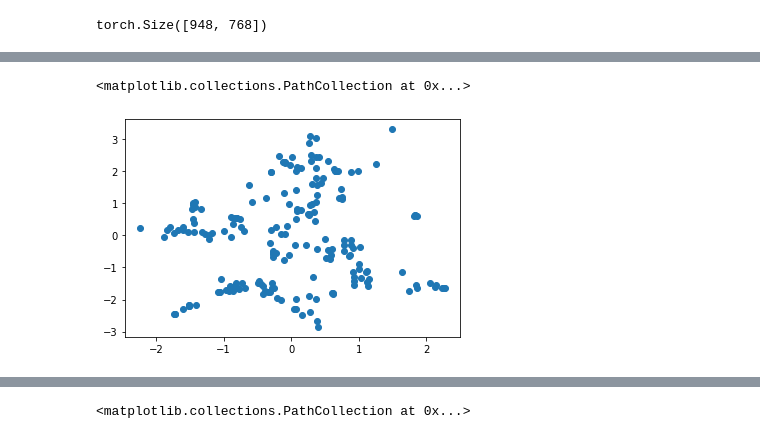
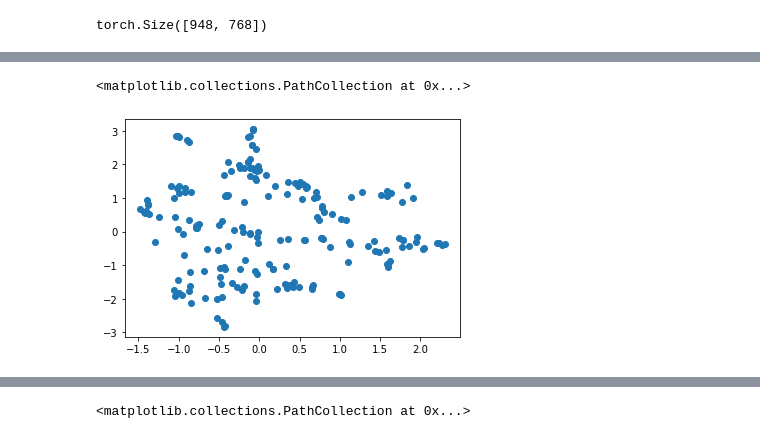
Before and after one commit to alecsharpie/game_asset_creation, a Jupyter notebook: notebooks/create_embedded_image_assets.ipynb, the cells around one changed output, grey strips where cells are left out. Saved outputs shown, nothing was run; the diff lists cells and outputs as text; code cells hidden in the pictures.

Commit message:
tests different colour encoding options

```diff
--- a/notebooks/create_embedded_image_assets.ipynb
+++ b/notebooks/create_embedded_image_assets.ipynb
@@ -166,24 +185,29 @@ df_loop
 # %%
-clip_features_list = []
+#clip_features_list = []
 colour_features_list = []
-image_path_list = []
+#image_path_list = []
 
 for i, row in tqdm(df_loop.iterrows()):
 
     img_path, caption = row['short_img_path'], row['clean_prompt']
 
-    img = Image.open(f'../raw_data/sac-000000/{img_path}')
+    if img_path.endswith('png'):
 
-    if img:
+        img = Image.open(f'../raw_data/sac-000000/{img_path}')
 
-        clip_features_list.append(clip_encode_image(img)[0])
-        colour_features_list.append(colour_encode_image(img)[0])
+        if img:
 
-        simple_img = simplify_image(img, num_colors = 256)
+            #img = colours_as_pct(img)
 
-        save_img(simple_img, caption, destination_folder = '../raw_data/sac_images')
+            #clip_features_list.append(clip_encode_image(img)[0])
+            colour_features_list.append(colour_encode_image(img)[0])
+            #simple_img = simplify_image(img, num_colors = 256)
 
-        image_path_list.append(f"{caption}.png")
+            #simple_img = add_border(simple_img, width = 8)
+
+            #save_img(simple_img, caption, destination_folder = '../raw_data/sac_images3')
+
+            #image_path_list.append(f"{caption}.png")
 #     if len(features_list) % 10 == 0:
 #         print(len(features_list))
 
@@ -233,3 +252,9 @@ array([[16114., 15682., 16018., ...,  2825.,  2212.,  1976.],
+# %%
+from sklearn.preprocessing import StandardScaler
+
+s_image_embeddings = StandardScaler().fit_transform(image_embeddings[:947])
+
+s_colour_embeddings = StandardScaler().fit_transform(colour_embeddings[:947])
 # %%
 np.stack([image_embeddings, colour_embeddings], axis = 0)
 # %% [output]
@@ -245,10 +278,10 @@ torch.Size([948, 768])
 # %%
 import pymde
 
-image_mde = pymde.preserve_neighbors(image_embeddings, embedding_dim=2, verbose=True)
-image_2d = image_mde.embed(verbose=True)
+image_mde = pymde.preserve_neighbors(s_image_embeddings, embedding_dim=2)
+mde_image_2d = image_mde.embed()
 
 
-colour_mde = pymde.preserve_neighbors(colour_embeddings, embedding_dim=2, verbose=True)
-colour_2d = colour_mde.embed(verbose=True)
+colour_mde = pymde.preserve_neighbors(s_colour_embeddings, embedding_dim=2)
+mde_colour_2d = colour_mde.embed()
 # %% [output]
@@ -272,6 +297,6 @@ Aug 05 06:48:12 PM: average distortion 0.275 | residual norm 1.3e-05
 # %%
 import matplotlib.pyplot as plt
-plt.scatter(image_2d[-200:, 0], image_2d[-200:, 1])
+plt.scatter(mde_image_2d[-200:, 0], mde_image_2d[-200:, 1])
 # %% [output]
 <matplotlib.collections.PathCollection at 0x...>
-[figure, old version]
+[figure, new version]
```
Also changed, not shown: parts of 60 cells of this notebook.
